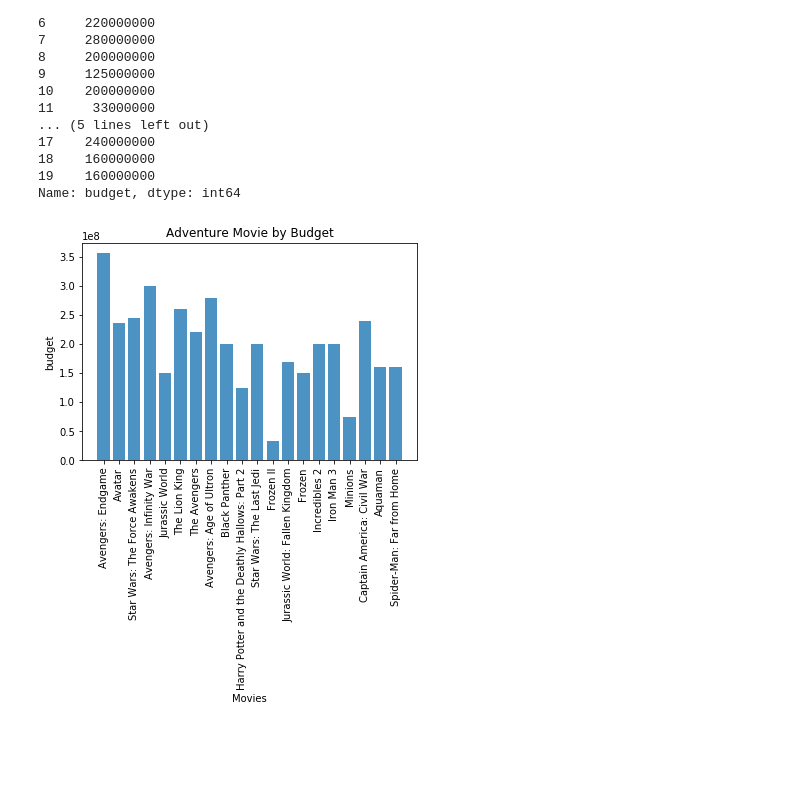
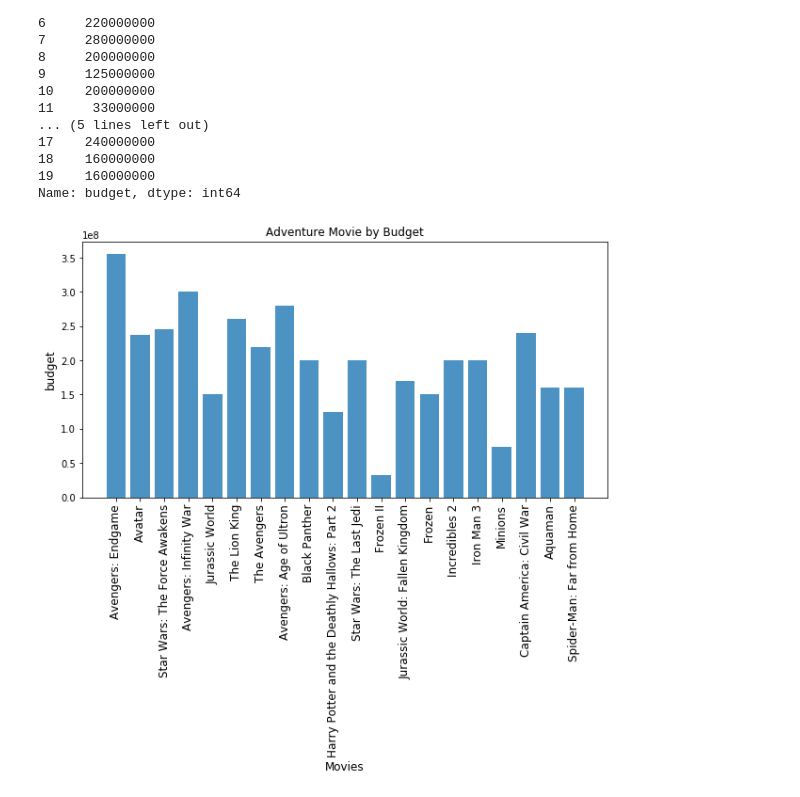
Before and after one commit to J-Joseph524/MEDIA-PROJECT-JJ-EO, a Jupyter notebook: Project.ipynb, the cells around one changed output. Cells and saved outputs as stored; diff of their text form; code cells hidden in the pictures; blank space fills up the shorter version.

```diff
--- a/Project.ipynb
+++ b/Project.ipynb
@@ -298,7 +301,6 @@ for i in range(1,20):
 # %%
 # revenue_adv
 # %%
-revenue_movies = []
-# i am adding all the pages(get request) into a new list
+#I am getting the request for each API URL and adding to a new list.
 for page in revenue_adv:
     revenue_movies.append(requests.get(page))
@@ -473,5 +460 @@ for page in revenue_com:
     revenue_moviescom.append(requests.get(page))
-# %%
-revenuecom_json = []
-for movie in revenue_moviescom:
-    revenuecom_json.append(movie.json())
@@ -654,11 +650,9 @@ dfbu = pd.DataFrame(budget_json)
 # %%
 dfbu.set_index('title', inplace = True)
-# %%
-dfbu.reset_index(inplace=True)
 # %%
 dfbu.reset_index(inplace= True)
 # %%
-dfbu.drop(columns=['index'] , inplace= True)
+#dfbu.drop(columns=['index'] , inplace= True)
 # %%
 dfbu
 # %% [output]
@@ -874,17 +744,18 @@ adv_budget['budget']
 19    160000000
 Name: budget, dtype: int64
 # %%
+new_figure = plt.figure(figsize= (10,5))
 objects = adv_budget['title']
 # y_pos = np.arange(len(objects))
 budget= adv_budget['budget']
 
 plt.bar(objects, budget, align='center', alpha=0.8)
-plt.xticks(objects,rotation=90, rotation_mode="default")
+plt.xticks(objects,rotation=90, rotation_mode="default",fontsize =12)
 #plt.yticks(np.arange(0, 356000000)) #step=10000
-plt.ylabel('budget')
-plt.xlabel('Movies')
-plt.title('Adventure Movie by Budget')
+plt.ylabel('budget',fontsize =12)
+plt.xlabel('Movies',fontsize =12)
+plt.title('Adventure Movie by Budget',fontsize =12)
 
 plt.show()
 # %% [output]
-[figure, old version]
+[figure, new version]
```
Also changed, not shown: parts of 99 cells of this notebook.
